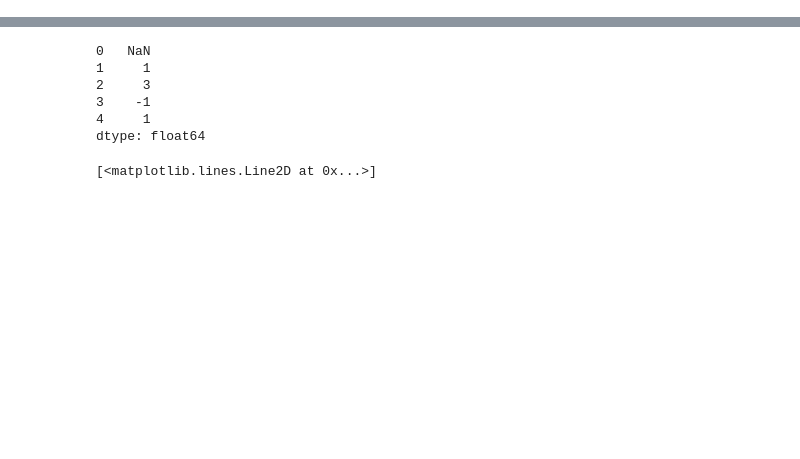
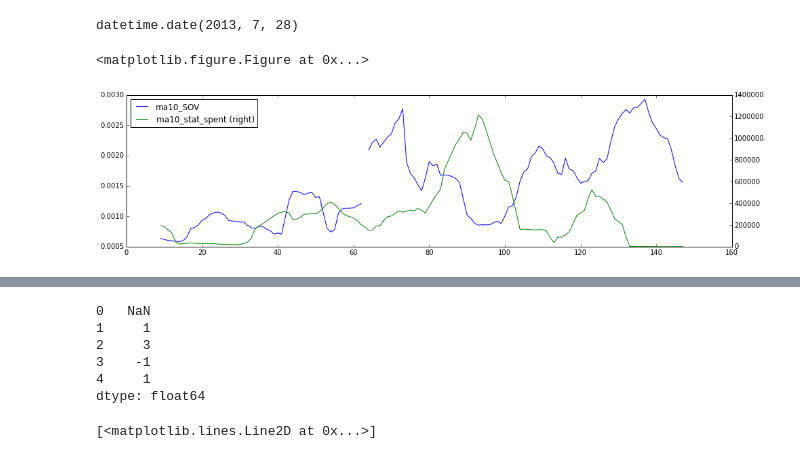
Before and after one commit to maciejATcosphere/paper-mind, a Jupyter notebook: paper_mind/courses/pandas/dell-SOV-data-preparation.ipynb, the cells around one changed output, grey strips where cells are left out. Cells and saved outputs as stored; diff of their text form; code cells hidden in the pictures; blank space fills up the shorter version.

```diff
--- a/paper_mind/courses/pandas/dell-SOV-data-preparation.ipynb
+++ b/paper_mind/courses/pandas/dell-SOV-data-preparation.ipynb
@@ -8,0 +45,50 @@ import matplotlib.pyplot as plt
+# %%
+de = DataEndpoint(datastore='i.dellswe@tbgdigital.com')
+tw_df = de.table("twitter_stats").dataframe(columns=tw_columns)
+tw_df = tw_df.groupby('campaign_stat_start_time').sum()
+# %%
+def get_fb_ads_data():
+    fb_df = None
+    for datastore in fb_accounts:
+        de = DataEndpoint(datastore=datastore)
+        fb_df_part = de.table("facebook_stats").dataframe(columns=fb_stat_columns)
+        fb_df_part = fb_df_part.groupby('stat_date').sum()
+        if fb_df is None:
+            fb_df = fb_df_part
+        else:
+            fb_df = fb_df.add(fb_df_part, fill_value=0)
+
+    return fb_df
+# %%
+fb_df = get_fb_ads_data()
+# %%
+# fb_df[['stat_impressions', 'stat_unique_impressions']].head()
+fb_df.reset_index().stat_date.min()
+# %% [output]
+datetime.date(2013, 7, 28)
+# %%
+plt.figure()
+
+min_date = datetime(2013, 7, 28)
+max_date = datetime(2013, 12, 31)
+
+fb_df_new = fb_df.reset_index()
+fb_df_new.stat_date = fb_df_new.stat_date.apply(pd.to_datetime)
+fb_df_new = fb_df_new.set_index('stat_date')
+fb_df_new = fb_df_new[min_date:max_date]
+fb_df_new = fb_df_new.reset_index()
+
+# fb_df_new[datetime(2013, 10, 10): datetime(2013, 12, 31)].stat_spent.plot(figsize=(16, 4));
+
+filtered_df_ts = df_ts[min_date:max_date]
+filtered_df_ts = filtered_df_ts.reset_index()
+
+expanded_data = pd.merge(filtered_df_ts, fb_df_new, how='inner', left_on='date', right_on='stat_date')
+
+expanded_data['ma10_sov'] = pd.rolling_mean(expanded_data[expanded_data.SOV < 0.014].SOV, 10)
+expanded_data['ma10_stat_spent'] = pd.rolling_mean(expanded_data.stat_spent, 10)
+
+expanded_data[['ma10_sov', 'ma10_stat_spent']].plot(secondary_y=['ma10_stat_spent'], figsize=(16, 4));
+# %% [output]
+<matplotlib.figure.Figure at 0x...>
+[figure, added]
```
Also changed, not shown: parts of 38 cells of this notebook, 15 other files.
